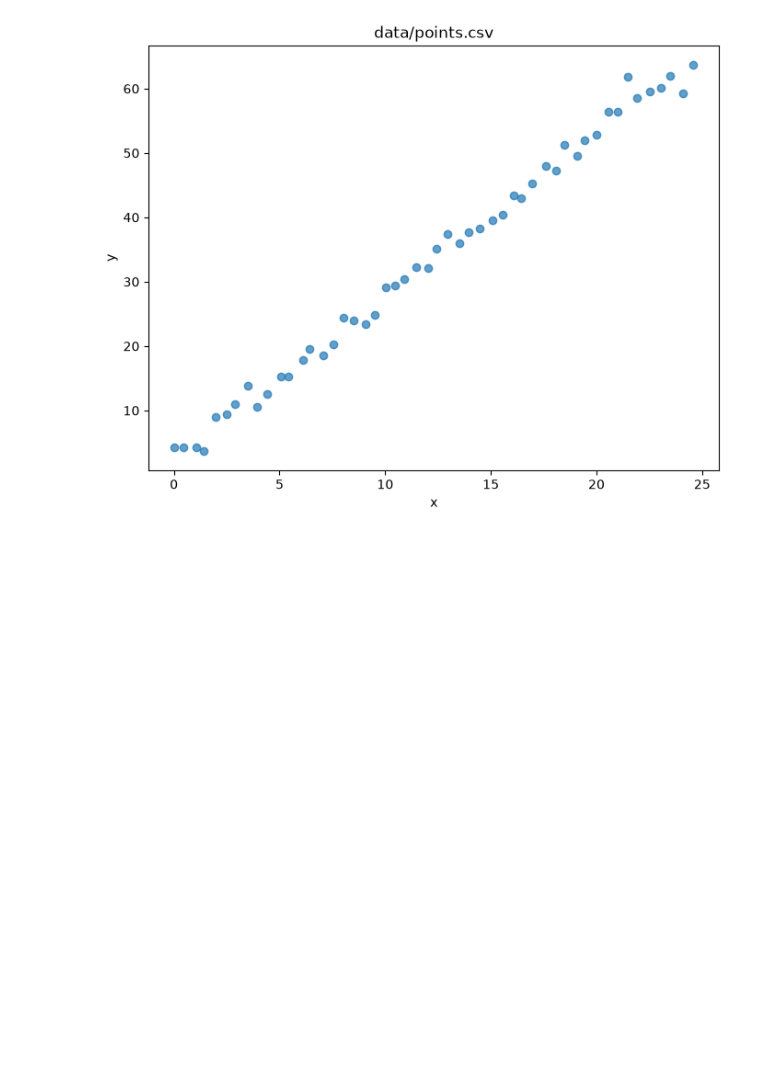
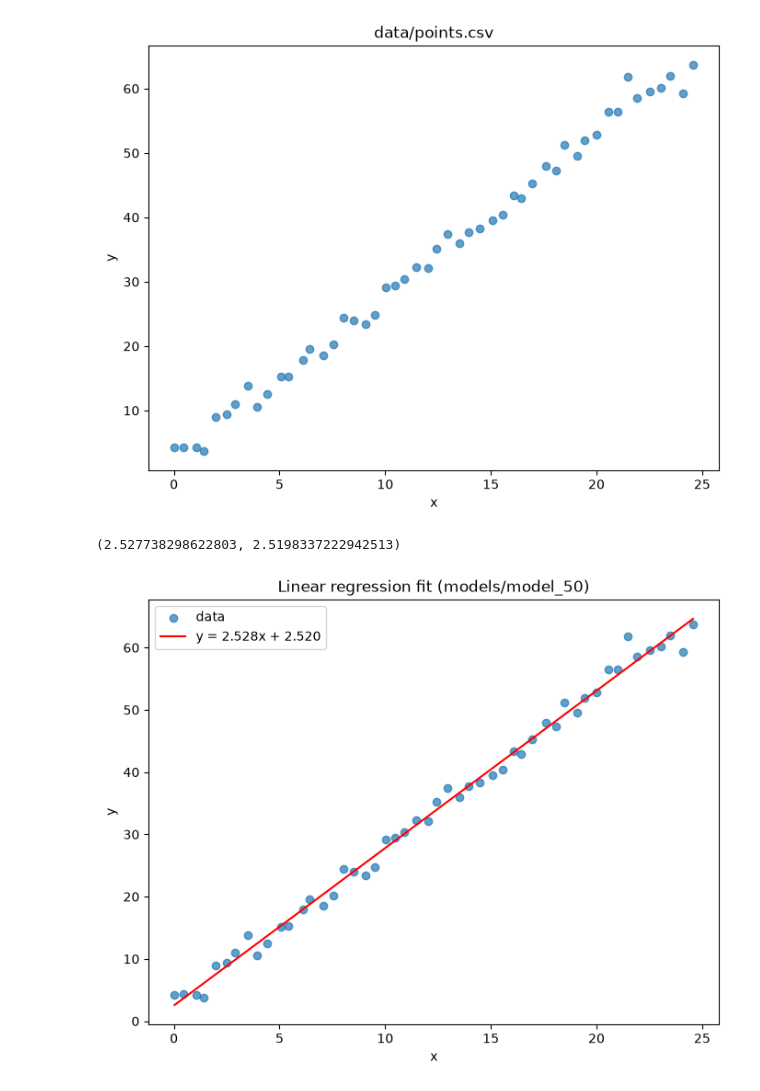
Before and after one commit to p-pawe-l/Rust-LinearRegression, a Jupyter notebook: notebooks/linear_regression.ipynb, the cells around one changed output. Saved outputs shown, nothing was run; the diff lists cells and outputs as text; code cells hidden in the pictures; blank space fills up the shorter version.

Commit message:
Added assets and vis in notebook, save() function for model

```diff
--- a/notebooks/linear_regression.ipynb
+++ b/notebooks/linear_regression.ipynb
@@ -20,3 +20,24 @@ plt.title("data/points.csv")
 plt.show()
 # %% [output]
 [figure]
+# %%
+with open("../models/model_50") as f:
+    a, b = map(float, f.read().strip().split(","))
+
+a, b
+# %% [output]
+(2.527738298622803, 2.5198337222942513)
+# %%
+x_line = pd.Series([df["x"].min(), df["x"].max()])
+y_line = a * x_line + b
+
+plt.figure(figsize=(8, 6))
+plt.scatter(df["x"], df["y"], alpha=0.7, label="data")
+plt.plot(x_line, y_line, color="red", label=f"y = {a:.3f}x + {b:.3f}")
+plt.xlabel("x")
+plt.ylabel("y")
+plt.title("Linear regression fit (models/model_50)")
+plt.legend()
+plt.show()
+# %% [output]
+[figure, added]
```
Also changed, not shown: 5 other files.
